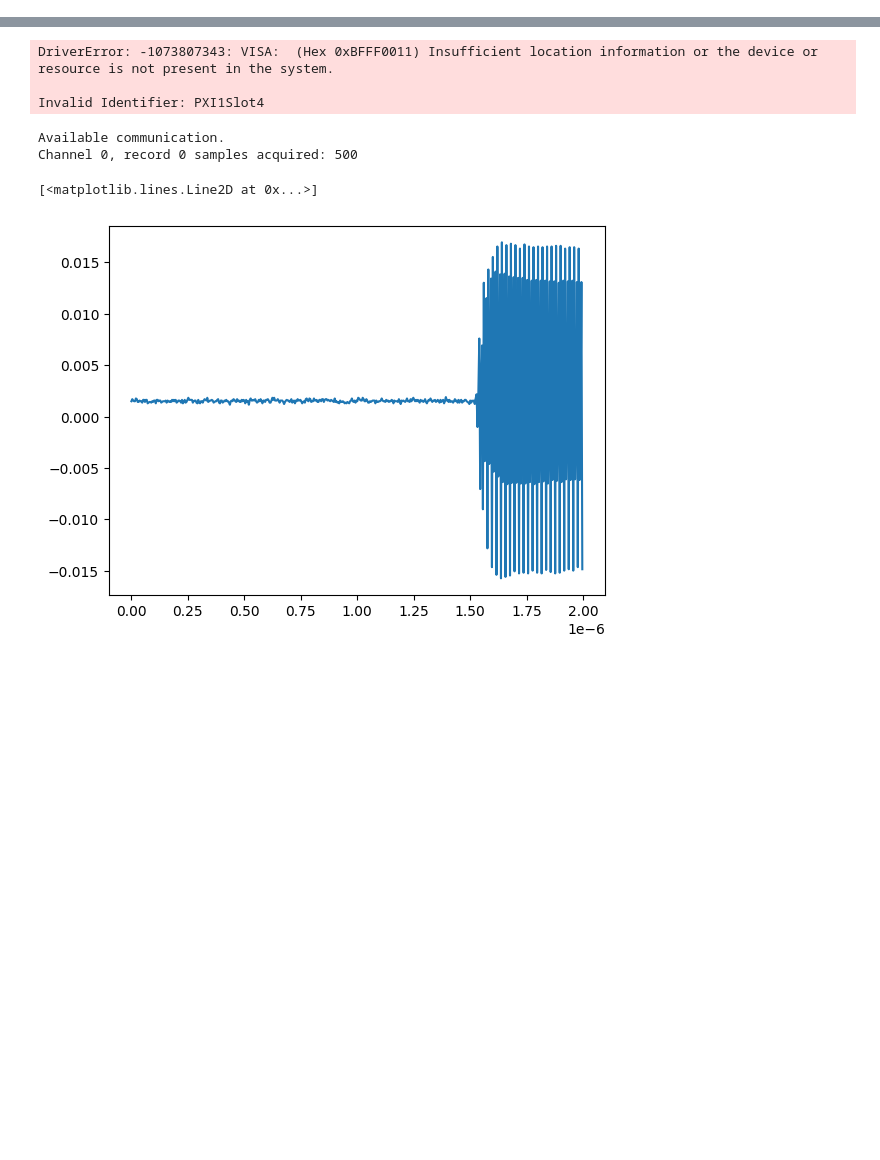
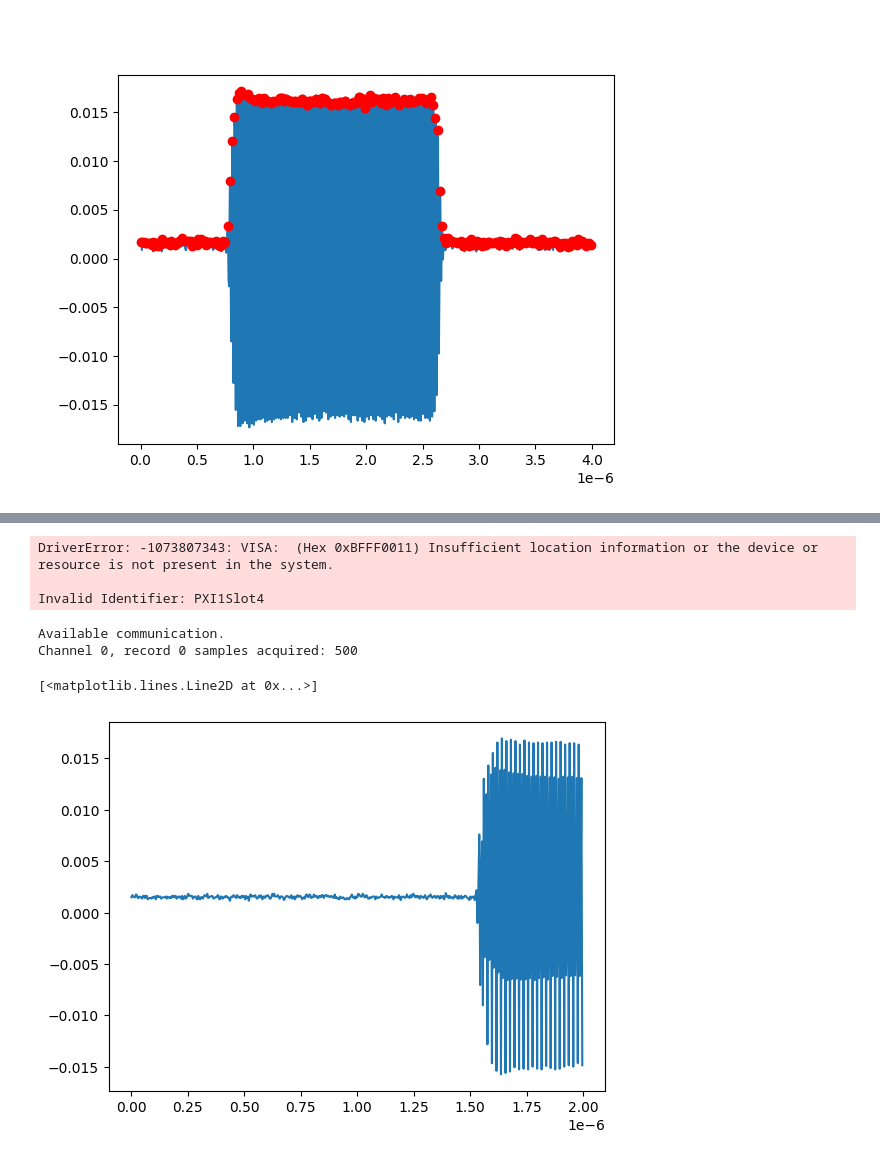
Before and after one commit to biqute/QTLab2324, a Jupyter notebook: PAandQubit/Instruments/Acquisition_Card/card.ipynb, the cells around one changed output, grey strips where cells are left out. Saved outputs shown, nothing was run; the diff lists cells and outputs as text; code cells hidden in the pictures; blank space fills up the shorter version.

```diff
--- a/PAandQubit/Instruments/Acquisition_Card/card.ipynb
+++ b/PAandQubit/Instruments/Acquisition_Card/card.ipynb
@@ -23,0 +29,16 @@ Channel 0, record 0 samples acquired: 1,000
+# %%
+from scipy.signal import find_peaks
+
+start = 100
+finish = start + 1000
+
+peakss = find_peaks(y)
+
+peaks = peakss[0]
+
+for j in peaks:
+    plt.plot(x[j],y[j], color = 'red', linewidth=10, marker = 'o')
+
+plt.show()
+# %% [output]
+[figure, added]
```
Also changed, not shown: parts of 6 cells of this notebook, 6 other files.
